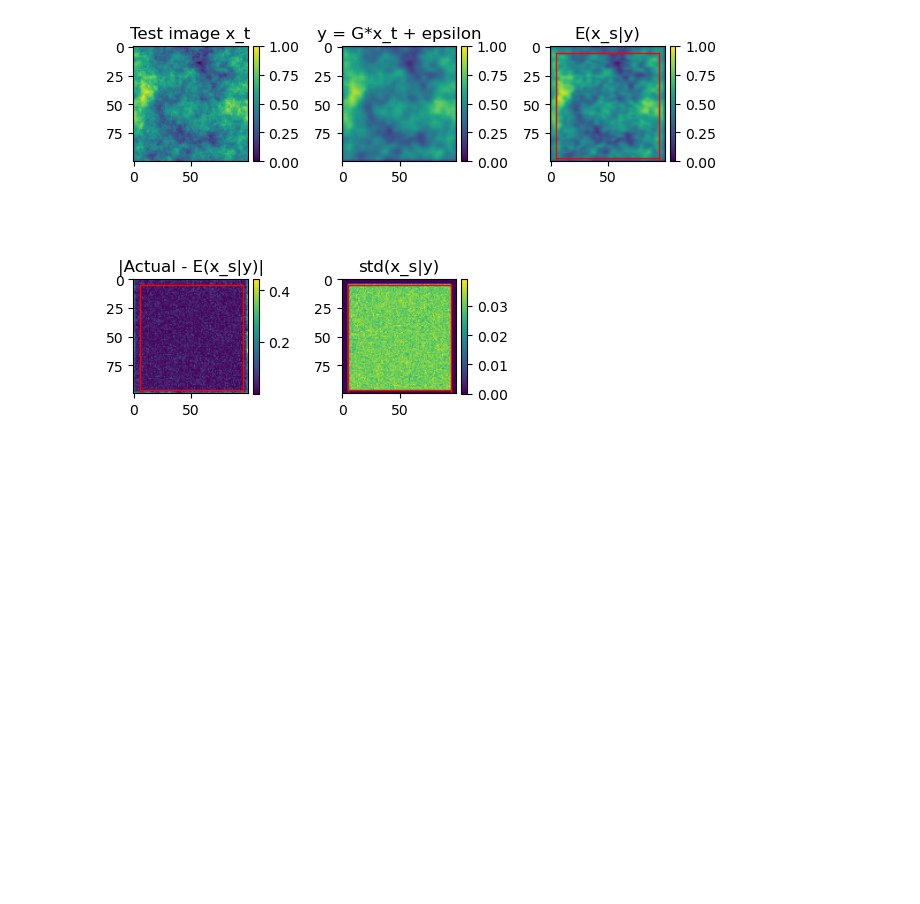
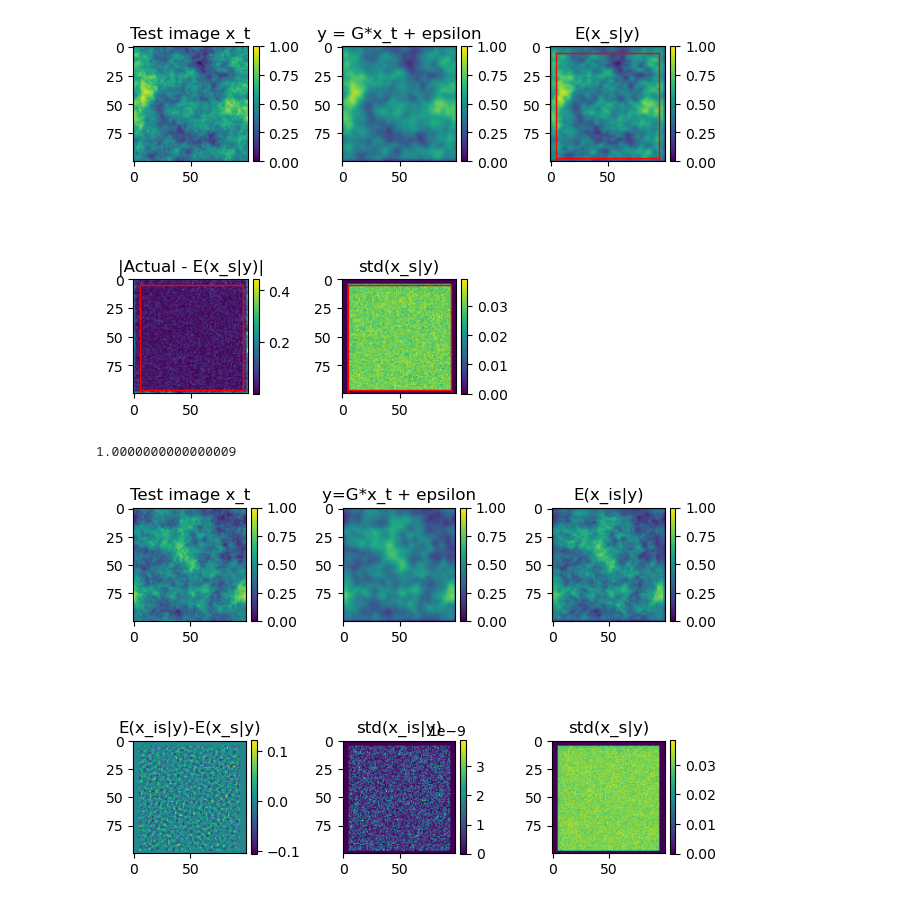
Before and after one commit to torgeirlw/master_git, a Jupyter notebook: Gen_with_blur/lin_gen_gauss.ipynb, the cells around one changed output. Drawn from its saved outputs; the diff is of its cells as text; code cells hidden in the pictures; blank space fills up the shorter version.

```diff
--- a/Gen_with_blur/lin_gen_gauss.ipynb
+++ b/Gen_with_blur/lin_gen_gauss.ipynb
@@ -500,0 +585,57 @@ plt.savefig('../figures_blur/GRF_posterior_sample1.jpg')
+# %%
+def imp_samp_EX(im, num_samples, gamma_size, omega_size, eps_std, blur_size):
+    #many_samples = sample_many_ims(blurred_im=blurred_testset[im,0],num_samples=num_samples)
+    np.random.seed(0)
+    #many_samples = sample_many_ims(blurred_im=torch.unsqueeze(blurred_testset[im], dim=0),num_samples=num_samples)
+    many_samples = sample_many_ims(im, num_samples) #gen_im_mix_many_ims(pixel_cnn, (28,28), (5,5), torch.unsqueeze(blurred_testset[im],dim=0), (5,5), num_samples)
+    #bayes_posterior =
+    log_likelihoods = compare_direct_posterior(num_samples, im, gamma_size, omega_size, eps_std, blur_size)
+    weights = importance_sampling(log_likelihoods, num_samples)
+    #weighted_ims = many_samples*weights
+    weighted_ims = np.einsum('ijk,i->ijk',many_samples,weights)
+
+    expected_ims = np.sum(weighted_ims,axis=0)
+    #std_ims = np.std(weighted_ims, axis=0)
+    std_ims = np.sqrt(np.sum(np.einsum('ijk,i->ijk',(many_samples-expected_ims)**2, weights),axis=0))
+    n_eff = 1/np.sum(weights**2)
+    return expected_ims, std_ims, n_eff, many_samples
+# %%
+E_xs_IS, std_xs_IS, N_eff_is, E_xs = imp_samp_EX(im=blurred_images_test[3], num_samples=200, gamma_size=(5,5), omega_size=(5,5), eps_std=0.01, blur_size=(5,5))
+# %%
+N_eff_is
+# %% [output]
+1.0000000000000009
+# %%
+fig, axes = plt.subplots(nrows=2, ncols=3)
+
+im = axes.flat[0].imshow(test_dataset[3], vmin=0, vmax=1)
+plt.colorbar(im, ax=axes[0,0],fraction=0.046, pad=0.04)
+axes[0,0].set_title("Test image x_t")
+
+im = axes.flat[1].imshow(blurred_images_test[3], vmin=0, vmax=1)
+plt.colorbar(im, ax=axes[0,1],fraction=0.046, pad=0.04)
+axes[0,1].set_title("y=G*x_t + epsilon")
+
+im = axes.flat[2].imshow(E_xs_IS,vmin=0, vmax=1,)#[0,5:97,5:95])#, vmin=0, vmax=1)
+plt.colorbar(im, ax=axes[0,2],fraction=0.046, pad=0.04)
+axes[0,2].set_title("E(x_is|y)")
+
+
+im = axes.flat[3].imshow(E_xs_IS-np.mean(E_xs,axis=0))#, vmin=0, vmax=1,)#[0,5:97,5:95])#, vmin=0, vmax=1)
+plt.colorbar(im, ax=axes[1,0],fraction=0.046, pad=0.04)
+axes[1,0].set_title("E(x_is|y)-E(x_s|y)")
+
+
+im = axes.flat[4].imshow(std_xs_IS)#, vmin=0, vmax=1,)#[0,5:97,5:95])#, vmin=0, vmax=1)
+plt.colorbar(im, ax=axes[1,1],fraction=0.046, pad=0.04)
+axes[1,1].set_title("std(x_is|y)")
+
+
+im = axes.flat[5].imshow(np.std(E_xs, axis=0))#, vmin=0, vmax=1,)#[0,5:97,5:95])#, vmin=0, vmax=1)
+plt.colorbar(im, ax=axes[1,2],fraction=0.046, pad=0.04)
+axes[1,2].set_title("std(x_s|y)")
+
+
+fig.tight_layout()
+# %% [output]
+[figure, added]
```
Also changed, not shown: parts of 29 cells of this notebook, 50 other files.
